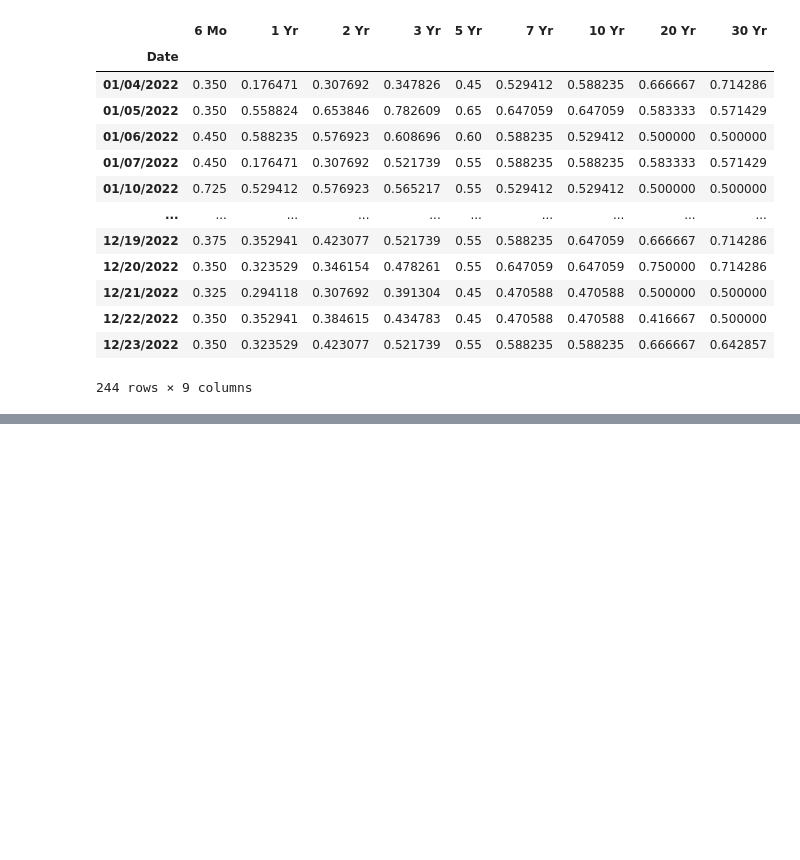
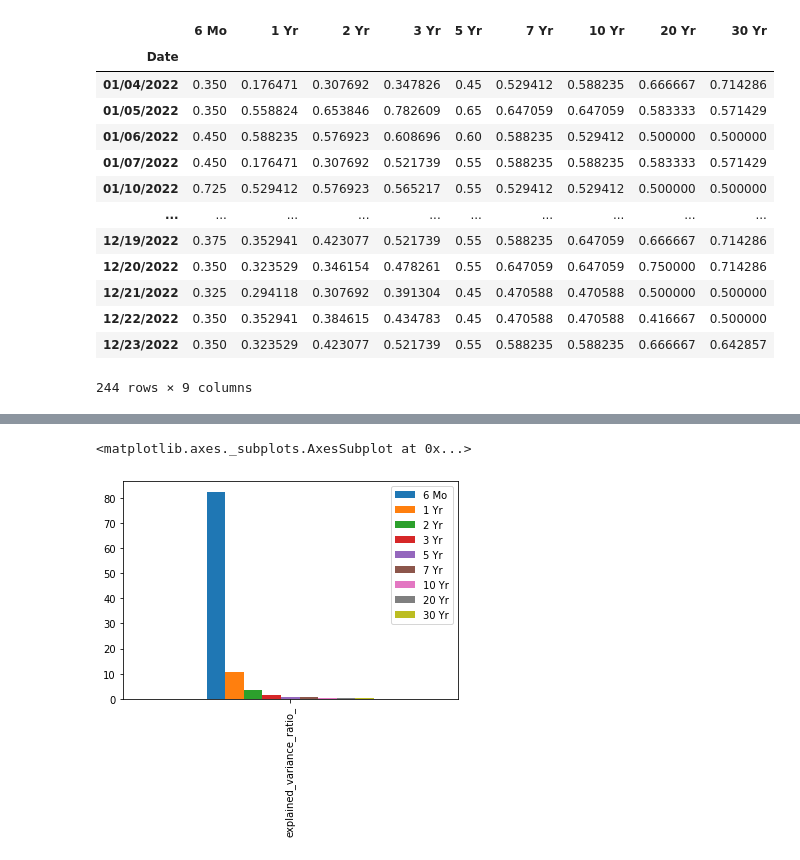
Before and after one commit to AMAYadav/PROJECTS-, a Jupyter notebook: market_risk_01_pca.ipynb, the cells around one changed output, grey strips where cells are left out. Saved outputs shown, nothing was run; the diff lists cells and outputs as text; code cells hidden in the pictures; blank space fills up the shorter version.

```diff
--- a/market_risk_01_pca.ipynb
+++ b/market_risk_01_pca.ipynb
@@ -139,3 +150,8 @@ results.loc[['explained_variance_ratio_',]].plot.bar(legend=True,)
+# %%
+results.loc[['explained_variance_ratio_',]].plot.bar(legend=True,)
+# %% [output]
+<matplotlib.axes._subplots.AxesSubplot at 0x...>
+[figure, added]
 # %%
 results.loc[['cumulative sum_explained_variance_ratio_',]].plot.bar(legend=True,)
 # %% [output]
```
Also changed, not shown: parts of 7 cells of this notebook.
